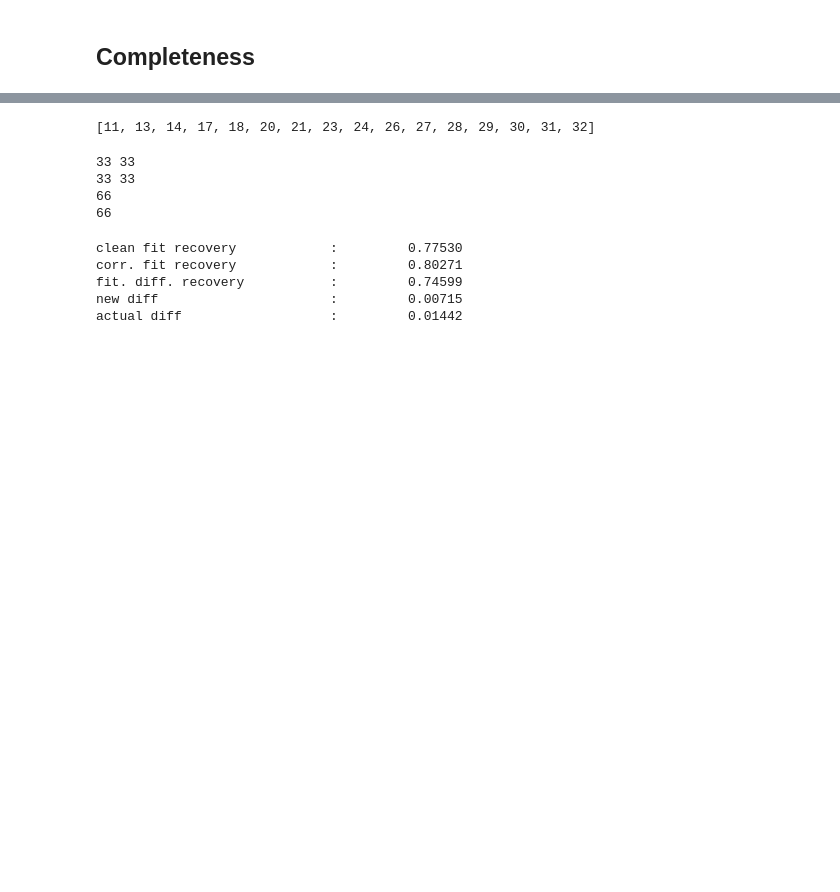
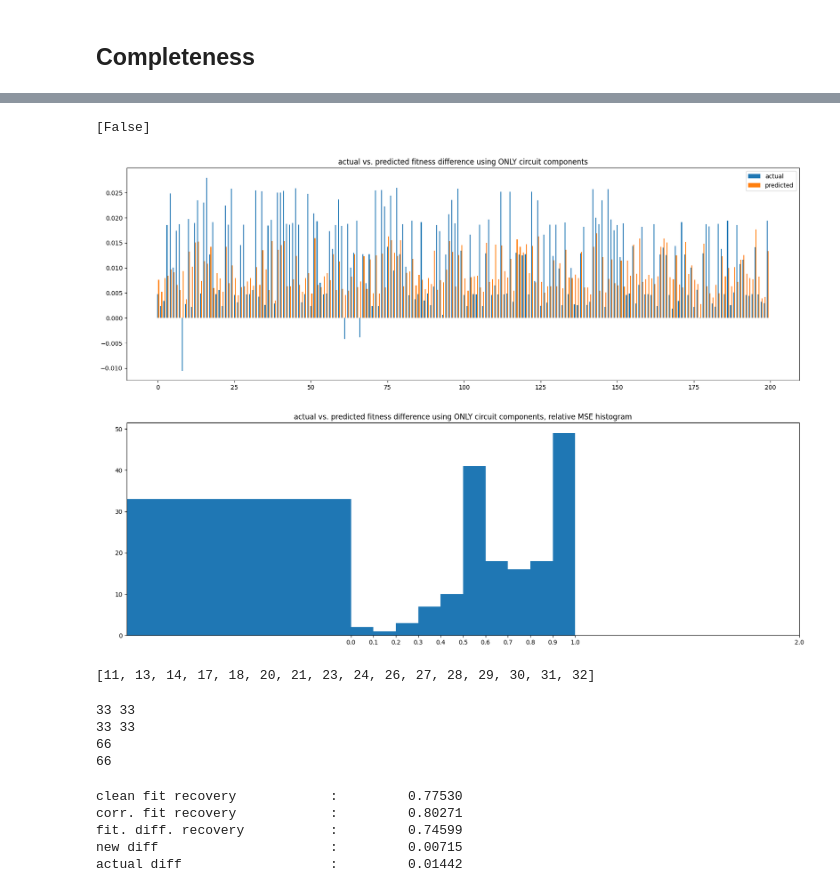
Before and after one commit to blab/mutational-embedding-vectors, a Jupyter notebook: notebooks/plm_circuits/ex24_covfit_circ_eval.ipynb, the cells around one changed output, grey strips where cells are left out. Saved outputs shown, nothing was run; the diff lists cells and outputs as text; code cells hidden in the pictures; blank space fills up the shorter version.

Commit message:
cont. circuit eval

```diff
--- a/notebooks/plm_circuits/ex24_covfit_circ_eval.ipynb
+++ b/notebooks/plm_circuits/ex24_covfit_circ_eval.ipynb
@@ -688,15 +644,3 @@ def rand_subset(toks):
 
 
     return circ_module_list, orig_module_list
-# %%
-clean_circ_mod_list, clean_orig_mod_list = rand_subset(clean_toks)
-circ_clean_fit_preds = get_logit_hooked(apply_mod_list(clean_toks, clean_circ_mod_list), logit_id)
-torch.cuda.empty_cache()
-true_clean_fit_preds = get_logit_hooked(apply_mod_list(clean_toks, clean_orig_mod_list), logit_id)
-torch.cuda.empty_cache()
-
-corr_circ_mod_list, corr_orig_mod_list = rand_subset(corr_toks)
-circ_corr_fit_preds = get_logit_hooked(apply_mod_list(corr_toks, corr_circ_mod_list), logit_id)
-torch.cuda.empty_cache()
-true_corr_fit_preds = get_logit_hooked(apply_mod_list(corr_toks, corr_orig_mod_list), logit_id)
-torch.cuda.empty_cache()
@@ -726,0 +739,7 @@ tensor(-0.0007, device='cuda:0')
+# %%
+print()
+# %% [output]
+[False]
+# %%
+cls_mask = (np.full(shape=mlp_list.shape[0], fill_value=True), [np.full(shape=s.shape[0], fill_value=True) for s in head_list[:-1]] + [np.full(shape=head_list[-1].shape[0], fill_value=False)])
+aa455_mask = (np.full(shape=mlp_list.shape[0], fill_value=True), [np.full(shape=s.shape[0], fill_value=True) for s in head_list[0:1]] + [np.array([False])] + [np.full(shape=s.shape[0], fill_value=True) for s in head_list[2:3]])
@@ -727,3 +818,24 @@ tensor(-0.0007, device='cuda:0')
+# %%
+num_data = circ_clean_fit_preds.shape[0]
+predicted_diff = (circ_clean_fit_preds - circ_corr_fit_preds).cpu().numpy()
+real_diff = (true_clean_fit_preds - true_corr_fit_preds).cpu().numpy()
+
+diff_recover_pred = 1 - np.square(predicted_diff -  real_diff) / np.square(real_diff)
+
+fig, ax = plt.subplots(2,1,figsize=(20,14))
+ax[0].bar(list(range(num_data)), real_diff,width=0.3, label="actual")
+ax[0].bar([i+0.3 for i in range(num_data)], predicted_diff,width=0.3, label="predicted")
+ax[0].set_title("actual vs. predicted fitness difference using ONLY circuit components")
+ax[0].legend()
+ax[1].set_title("actual vs. predicted fitness difference using ONLY circuit components, relative MSE histogram")
+hist_bins = [-100, *[i*0.1 for i in range(11)], 2]
+ax[1].hist(diff_recover_pred, bins=hist_bins)
+ax[1].set_xlim([-1,1])
+ax[1].set_xticks(hist_bins[1:])
+# ax[1].set_ylim([-4,4])
+plt.show()
+# %% [output]
+[figure, added]
 # %%
 def get_attn_mlp_list_comp(toks):
     pad_tok_mask_clean = einops.rearrange(toks == 1, "b sK -> b 1 1 sK")
```
Also changed, not shown: parts of 20 cells of this notebook.
